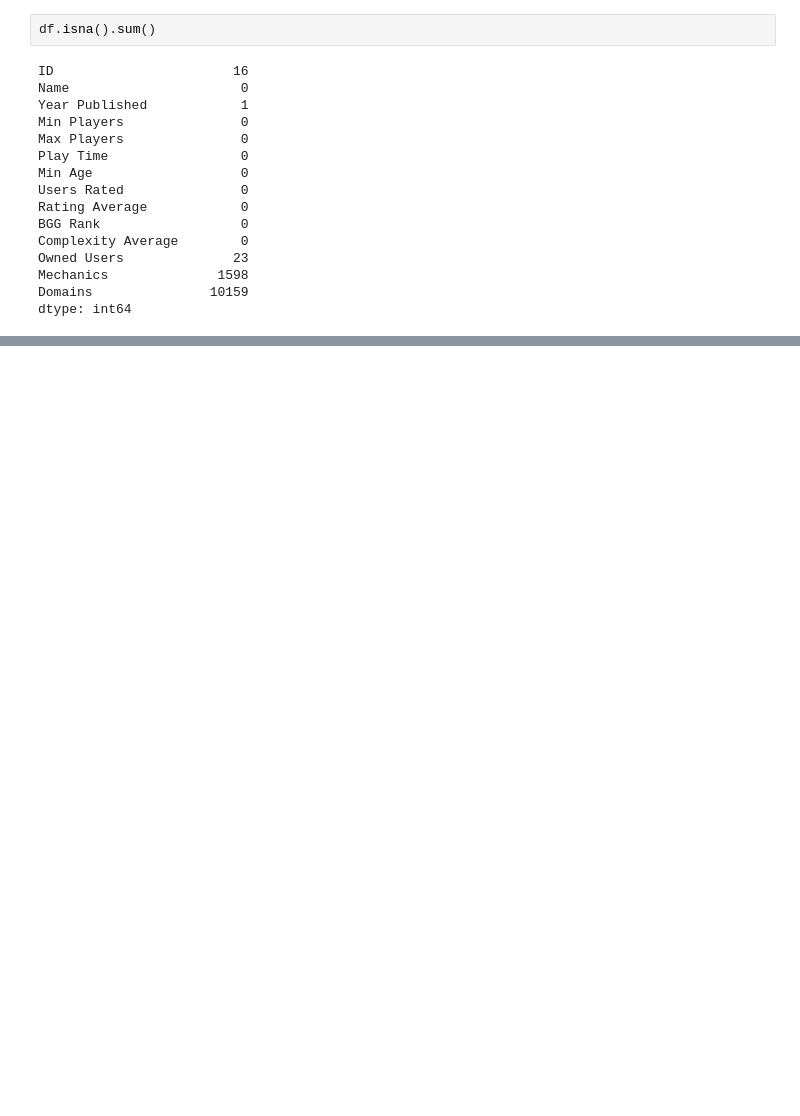
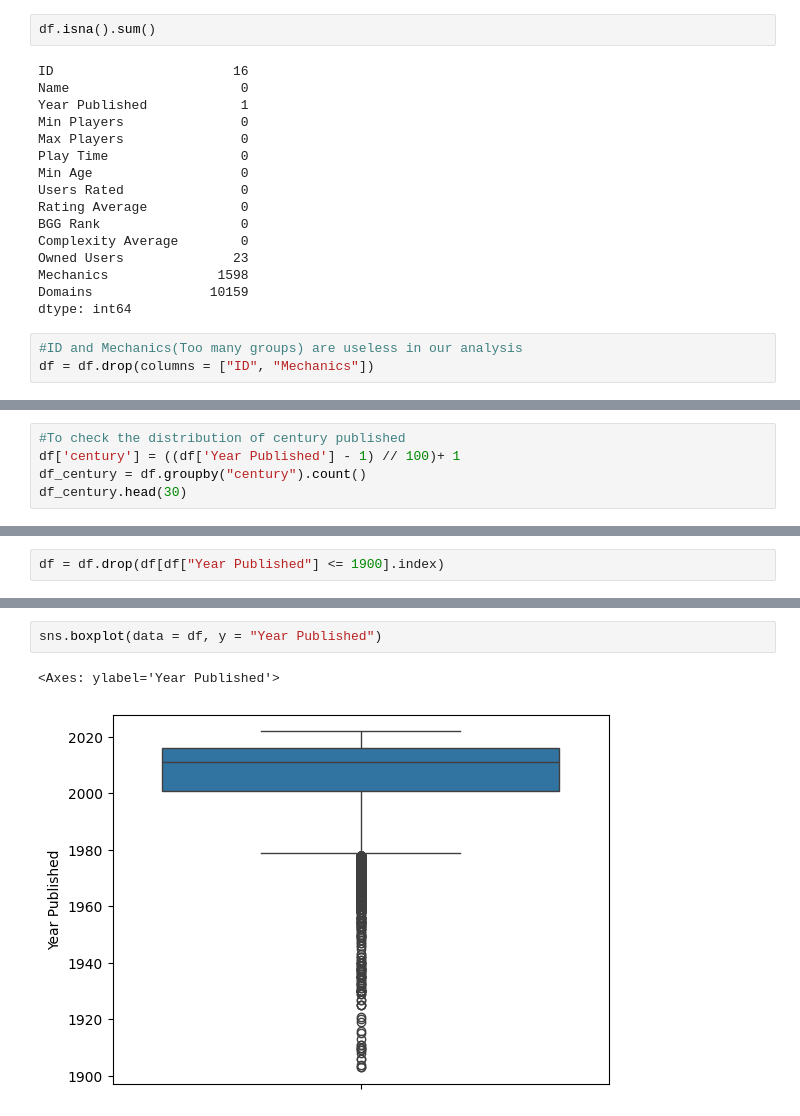
Before and after one commit to DovWong/EDA-PRoject, a Jupyter notebook: Start.ipynb, the cells around one changed output, grey strips where cells are left out. Cells and saved outputs as stored; diff of their text form; blank space fills up the shorter version.

```diff
--- a/Start.ipynb
+++ b/Start.ipynb
@@ -103,3 +103,6 @@ Owned Users              23
 Mechanics              1598
 Domains               10159
 dtype: int64
+# %%
+#ID and Mechanics(Too many groups) are useless in our analysis
+df = df.drop(columns = ["ID", "Mechanics"])
@@ -105,0 +139,5 @@ dtype: int64
+# %%
+#To check the distribution of century published
+df['century'] = ((df['Year Published'] - 1) // 100)+ 1
+df_century = df.groupby("century").count()
+df_century.head(30)
@@ -105,0 +163,2 @@ dtype: int64
+# %%
+df = df.drop(df[df["Year Published"] <= 1900].index)
@@ -105,0 +177,5 @@ dtype: int64
+# %%
+sns.boxplot(data = df, y = "Year Published")
+# %% [output]
+<Axes: ylabel='Year Published'>
+[figure, added]
```
Also changed, not shown: parts of 7 cells of this notebook.
